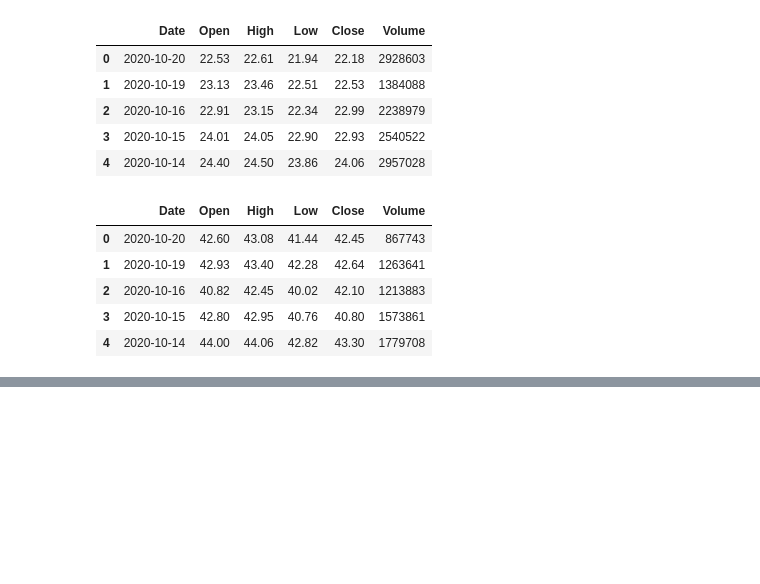
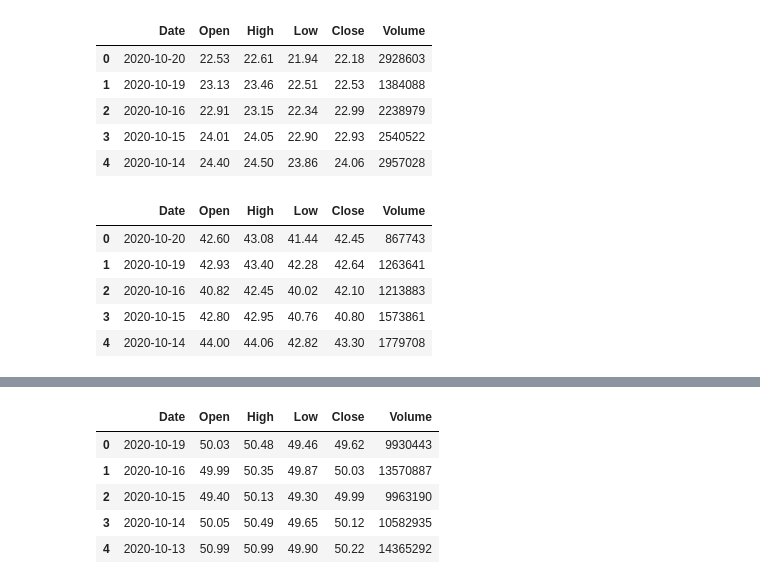
Before and after one commit to mietekdom/Data_Science_Cases, a Jupyter notebook: Stock_Market_All.ipynb, the cells around one changed output, grey strips where cells are left out. Cells and saved outputs as stored; diff of their text form; code cells hidden in the pictures; blank space fills up the shorter version.

```diff
--- a/Stock_Market_All.ipynb
+++ b/Stock_Market_All.ipynb
@@ -37,3 +50,12 @@ pkn.head(5)
+# %%
+co.head()
+# %% [output]
+|  | Date | Open | High | Low | Close | Volume |
+| 0 | 2020-10-19 | 50.03 | 50.48 | 49.46 | 49.62 | 9930443 |
+| 1 | 2020-10-16 | 49.99 | 50.35 | 49.87 | 50.03 | 13570887 |
+| 2 | 2020-10-15 | 49.40 | 50.13 | 49.30 | 49.99 | 9963190 |
+| 3 | 2020-10-14 | 50.05 | 50.49 | 49.65 | 50.12 | 10582935 |
+| 4 | 2020-10-13 | 50.99 | 50.99 | 49.90 | 50.22 | 14365292 |
 # %%
 fig = go.Figure(data=go.Candlestick(x=df.Date, open=df.Open, high=df.High, low=df.Low, close=df.Close),layout=go.Layout(title_text='PKN Orlen'))
 fig.show()
```
Also changed, not shown: parts of 4 cells of this notebook.
